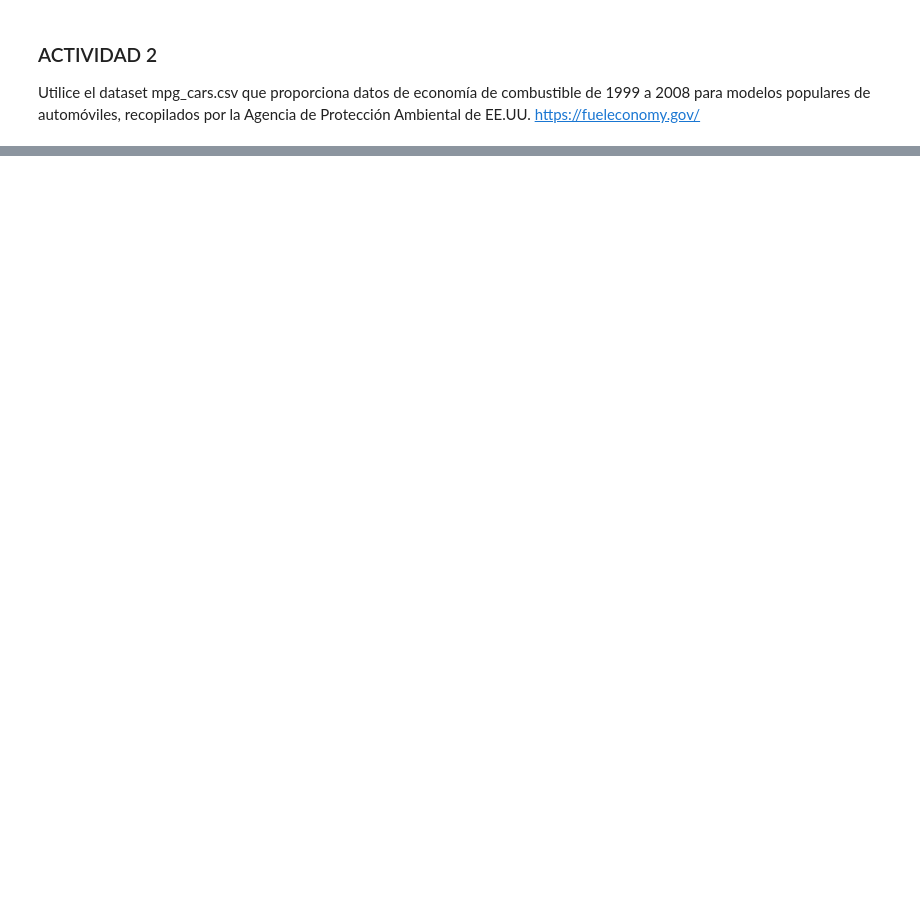
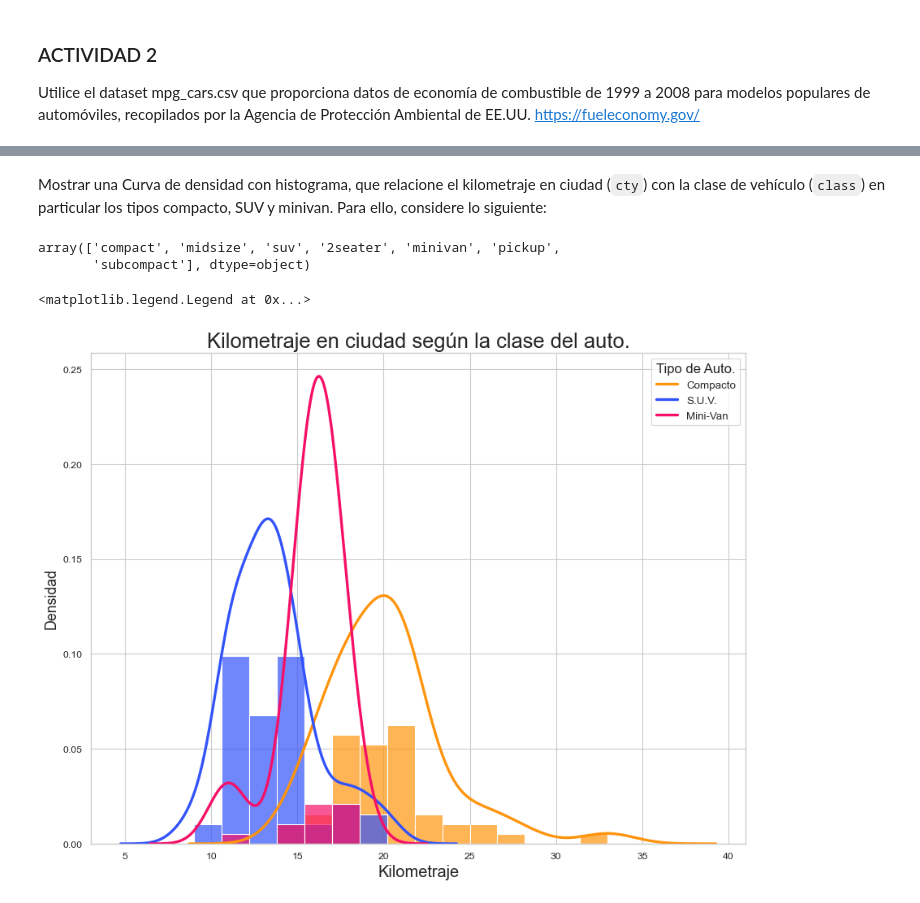
Before and after one commit to danielfrgs/2022_1-Visualizacion-Informacion, a Jupyter notebook: Tareas/T6/T6.ipynb, the cells around one changed output, grey strips where cells are left out. Cells and saved outputs as stored; diff of their text form; code cells hidden in the pictures; blank space fills up the shorter version.

```diff
--- a/Tareas/T6/T6.ipynb
+++ b/Tareas/T6/T6.ipynb
@@ -70,3 +70,9 @@ Haciendo las modificaciones  de color con el fin de ser legible para peronas con
 Utilice el dataset mpg_cars.csv que proporciona datos de economía de combustible de 1999 a 2008
 para modelos populares de automóviles, recopilados por la Agencia de Protección Ambiental de
 EE.UU. https://fueleconomy.gov/
+# %%
+import pandas as pd
+
+# Vammos a importar los datos.
+
+cars = pd.read_csv('mpg_cars.csv')
@@ -72,0 +95,35 @@ EE.UU. https://fueleconomy.gov/
+# %% [markdown]
+Mostrar una Curva de densidad con
+histograma, que relacione el kilometraje en ciudad (`cty`) con la clase de vehículo (`class`) en
+particular los tipos compacto, SUV y minivan. Para ello, considere lo siguiente:
+# %%
+cars['class'].unique()
+# %% [output]
+array(['compact', 'midsize', 'suv', '2seater', 'minivan', 'pickup',
+       'subcompact'], dtype=object)
+# %%
+cars2 = cars[(cars['class'] == 'suv') | (cars['class'] == 'minivan') | (cars['class'] == 'compact')]
+# %%
+import matplotlib.pyplot as plt
+import seaborn as sns
+
+plt.rcParams["figure.figsize"]=13, 10
+plt.rcParams["figure.dpi"] = 80
+
+sns.set(style="whitegrid")
+
+color = ['#F61068', '#3353FA', '#FF940D']
+
+sns.kdeplot(data=cars2, x="cty", hue="class", fill=False, common_norm=False, alpha=1, cut=4, linewidth = 3, palette=color,  hue_order=['minivan', 'suv', 'compact'])
+sns.histplot(data=cars2, x="cty", hue="class", stat="density", alpha = 0.7, bins=15, color = color, palette=color, hue_order=['minivan', 'suv', 'compact'])
+
+#sns.boxplot('Day', 'Count', data=gg).set(title='lalala')
+
+plt.title('Kilometraje en ciudad según la clase del auto.', fontsize=23)
+
+plt.xlabel('Kilometraje', fontsize=18)
+plt.ylabel('Densidad', fontsize=16)
+plt.legend(title='Tipo de Auto.', title_fontsize=15, labels=['Compacto', 'S.U.V.', 'Mini-Van'],  fontsize=12)
+# %% [output]
+<matplotlib.legend.Legend at 0x...>
+[figure, added]
```
Also changed, not shown: parts of 1 cell of this notebook, 1 other file.
